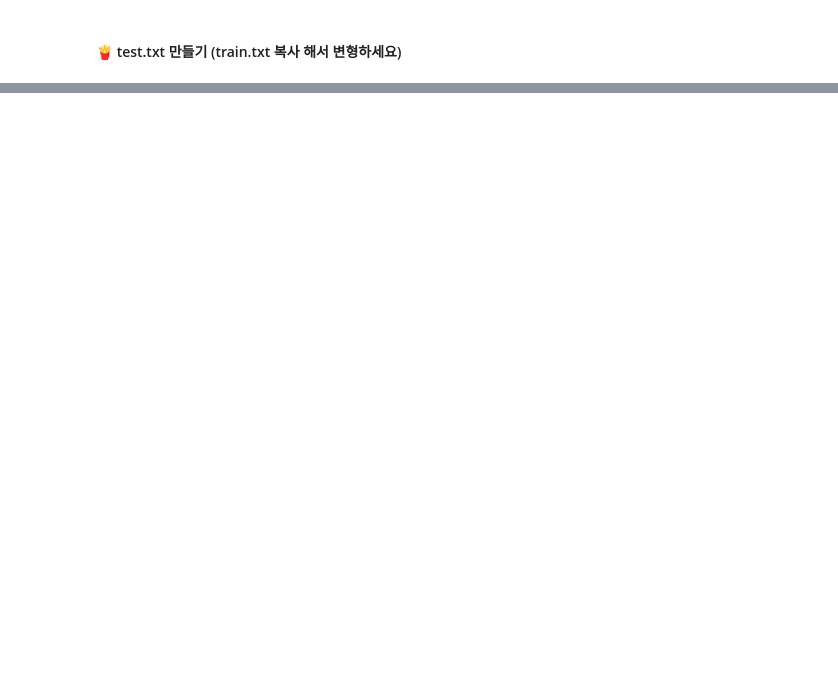
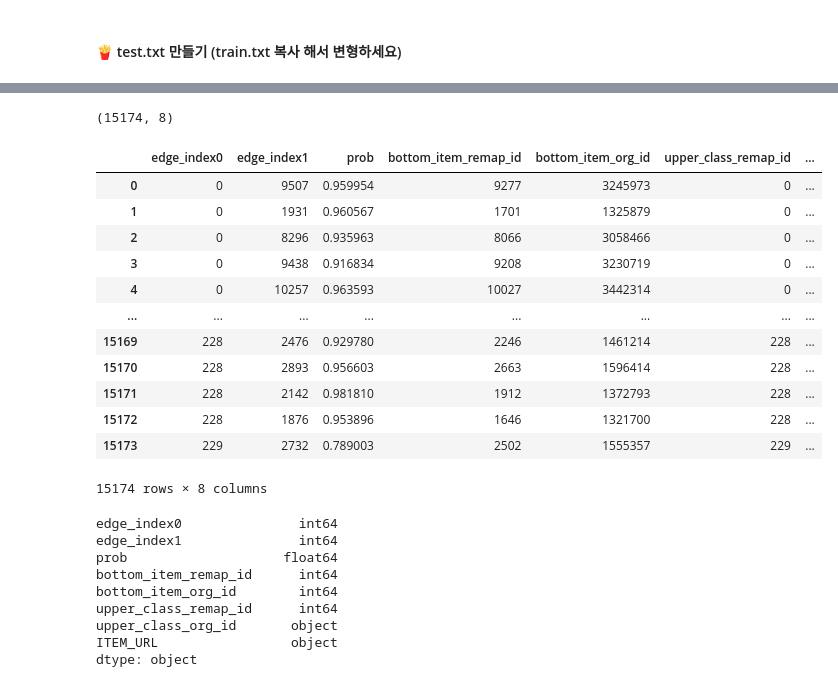
Before and after one commit to cutetory/DSfinal, a Jupyter notebook: step1/source/step1_datasets.ipynb, the cells around one changed output, grey strips where cells are left out. Cells and saved outputs as stored; diff of their text form; code cells hidden in the pictures; blank space fills up the shorter version.

```diff
--- a/step1/source/step1_datasets.ipynb
+++ b/step1/source/step1_datasets.ipynb
@@ -883,0 +1319,5 @@ except Exception as e:
+# %%
+model.eval()
+with torch.no_grad():
+    pred = model.predict_link(edge_index = data2.edge_index, prob=True)
+pred
@@ -883,0 +1348,5 @@ except Exception as e:
+# %%
+model.eval()
+with torch.no_grad():
+    pred = model.predict_link(edge_index = data2.edge_index, prob=True)
+pred
@@ -883,0 +1397,8 @@ except Exception as e:
+# %%
+item_url = pd.DataFrame(concat_df[['ITEM_ID','ITEM_URL']])
+item_url.columns = ['bottom_item_org_id', 'ITEM_URL']
+
+item_url['bottom_item_org_id'] = item_url['bottom_item_org_id'].astype('int64')
+
+print(item_url.shape)
+item_url.tail(1)
@@ -883,0 +1422,49 @@ except Exception as e:
+# %%
+df_pred_bottom = pd.DataFrame()
+df_pred_bottom['edge_index0'] = data2.edge_index[0].tolist()
+df_pred_bottom['edge_index1'] = data2.edge_index[1].tolist()
+df_pred_bottom['prob'] = pred.tolist()
+
+df_pred_bottom = df_pred_bottom[df_pred_bottom['edge_index0'] < 230]
+
+df_pred_bottom['bottom_item_remap_id'] = df_pred_bottom['edge_index1'] - 230
+
+merge_df_upper = pd.merge(df_pred_bottom, df_bottom_item, on = 'bottom_item_remap_id', how='left')
+merge_df_upper['upper_class_remap_id'] = merge_df_upper['edge_index0']
+merge_df_upper = pd.merge(merge_df_upper, df_upper_class, on = 'upper_class_remap_id', how='left')
+
+merge_df_upper = merge_df_upper.dropna()
+
+merge_df_upper['bottom_item_org_id'] = merge_df_upper['bottom_item_org_id'].astype('int64')
+merge_df_upper = pd.merge(merge_df_upper, item_url, on = 'bottom_item_org_id', how = 'left')
+merge_df_upper.to_csv(os.path.join("..", "data", "upper_to_bottom.csv"),index=True, encoding='utf-8')
+
+print(merge_df_upper.shape)
+
+display(merge_df_upper)
+print(merge_df_upper.dtypes)
+# df_pred_upper.head(10)
+# %% [output]
+(15174, 8)
+|  | edge_index0 | edge_index1 | prob | bottom_item_remap_id | bottom_item_org_id | upper_class_remap_id | ... |
+| 0 | 0 | 9507 | 0.959954 | 9277 | 3245973 | 0 | ... |
+| 1 | 0 | 1931 | 0.960567 | 1701 | 1325879 | 0 | ... |
+| 2 | 0 | 8296 | 0.935963 | 8066 | 3058466 | 0 | ... |
+| 3 | 0 | 9438 | 0.916834 | 9208 | 3230719 | 0 | ... |
+| 4 | 0 | 10257 | 0.963593 | 10027 | 3442314 | 0 | ... |
+| ... | ... | ... | ... | ... | ... | ... | ... |
+| 15169 | 228 | 2476 | 0.929780 | 2246 | 1461214 | 228 | ... |
+| 15170 | 228 | 2893 | 0.956603 | 2663 | 1596414 | 228 | ... |
+| 15171 | 228 | 2142 | 0.981810 | 1912 | 1372793 | 228 | ... |
+| 15172 | 228 | 1876 | 0.953896 | 1646 | 1321700 | 228 | ... |
+| 15173 | 229 | 2732 | 0.789003 | 2502 | 1555357 | 229 | ... |
+15174 rows × 8 columns
+edge_index0               int64
+edge_index1               int64
+prob                    float64
+bottom_item_remap_id      int64
+bottom_item_org_id        int64
+upper_class_remap_id      int64
+upper_class_org_id       object
+ITEM_URL                 object
+dtype: object
```
Also changed, not shown: parts of 55 cells of this notebook, 2 other files.
